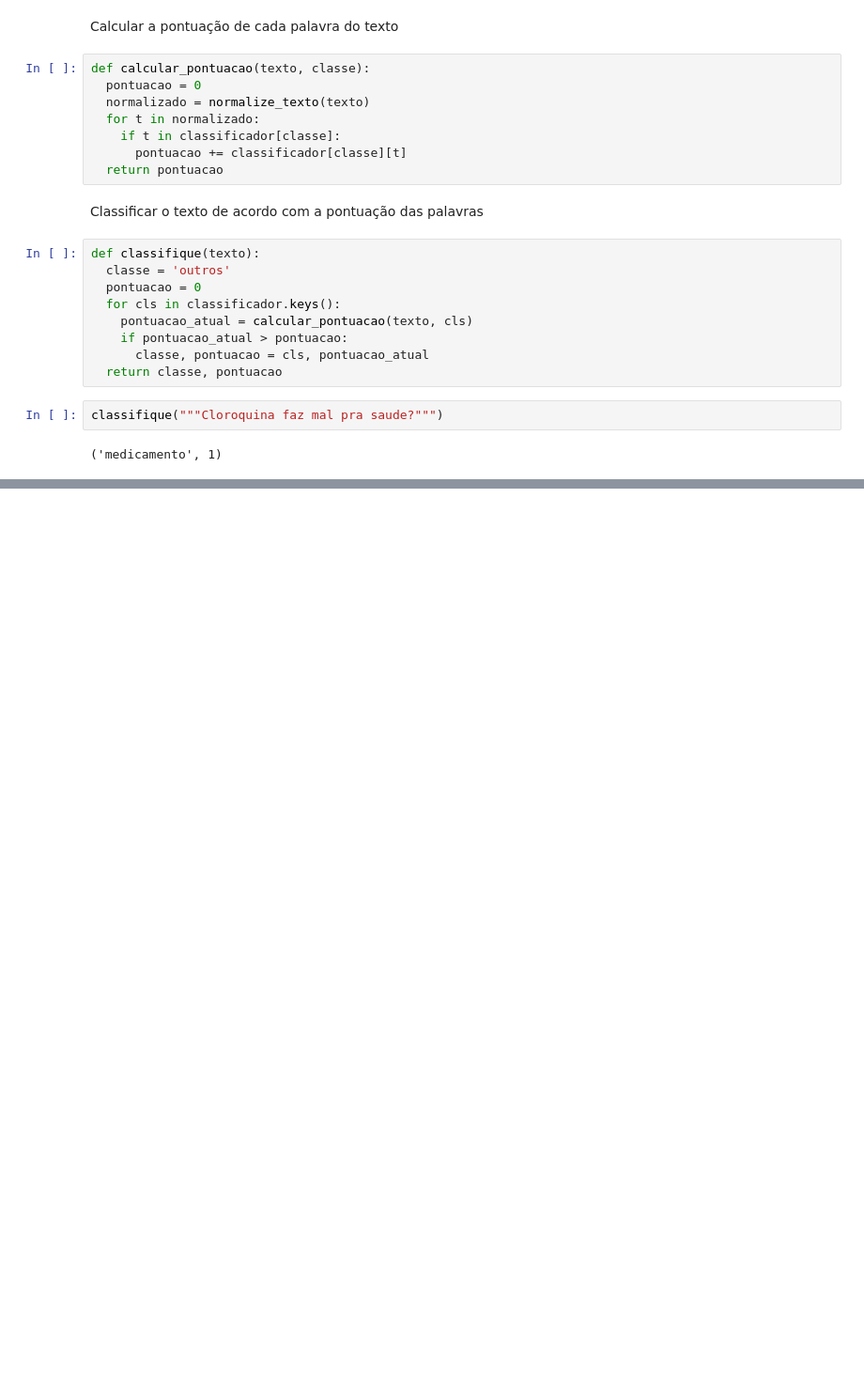
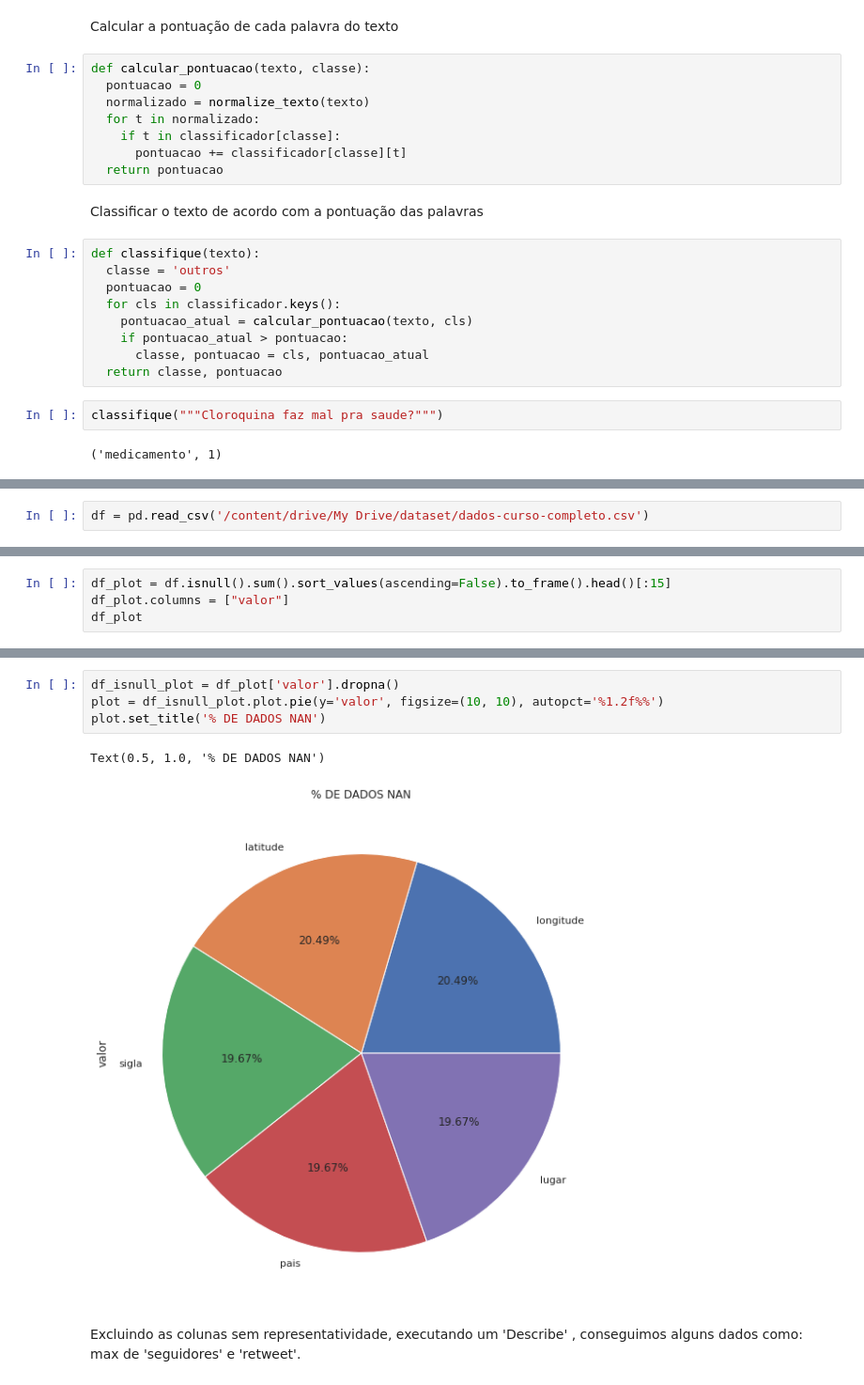
Before and after one commit to wfsilva-uea/progciedados-covid, a Jupyter notebook: tweet_covid.ipynb, the cells around one changed output, grey strips where cells are left out. Shown at 94% size. Cells and saved outputs as stored; diff of their text form; blank space fills up the shorter version.

```diff
--- a/tweet_covid.ipynb
+++ b/tweet_covid.ipynb
@@ -126,0 +131,2 @@ classifique("""Cloroquina faz mal pra saude?""")
+# %%
+df = pd.read_csv('/content/drive/My Drive/dataset/dados-curso-completo.csv')
@@ -126,0 +203,4 @@ classifique("""Cloroquina faz mal pra saude?""")
+# %%
+df_plot = df.isnull().sum().sort_values(ascending=False).to_frame().head()[:15]
+df_plot.columns = ["valor"]
+df_plot
@@ -126,0 +218,9 @@ classifique("""Cloroquina faz mal pra saude?""")
+# %%
+df_isnull_plot = df_plot['valor'].dropna()
+plot = df_isnull_plot.plot.pie(y='valor', figsize=(10, 10), autopct='%1.2f%%')
+plot.set_title('% DE DADOS NAN')
+# %% [output]
+Text(0.5, 1.0, '% DE DADOS NAN')
+[figure, added]
+# %% [markdown]
+Excluindo as colunas sem representatividade, executando um 'Describe' , conseguimos alguns dados como: max de 'seguidores' e 'retweet'.
```
Also changed, not shown: parts of 57 cells of this notebook.
